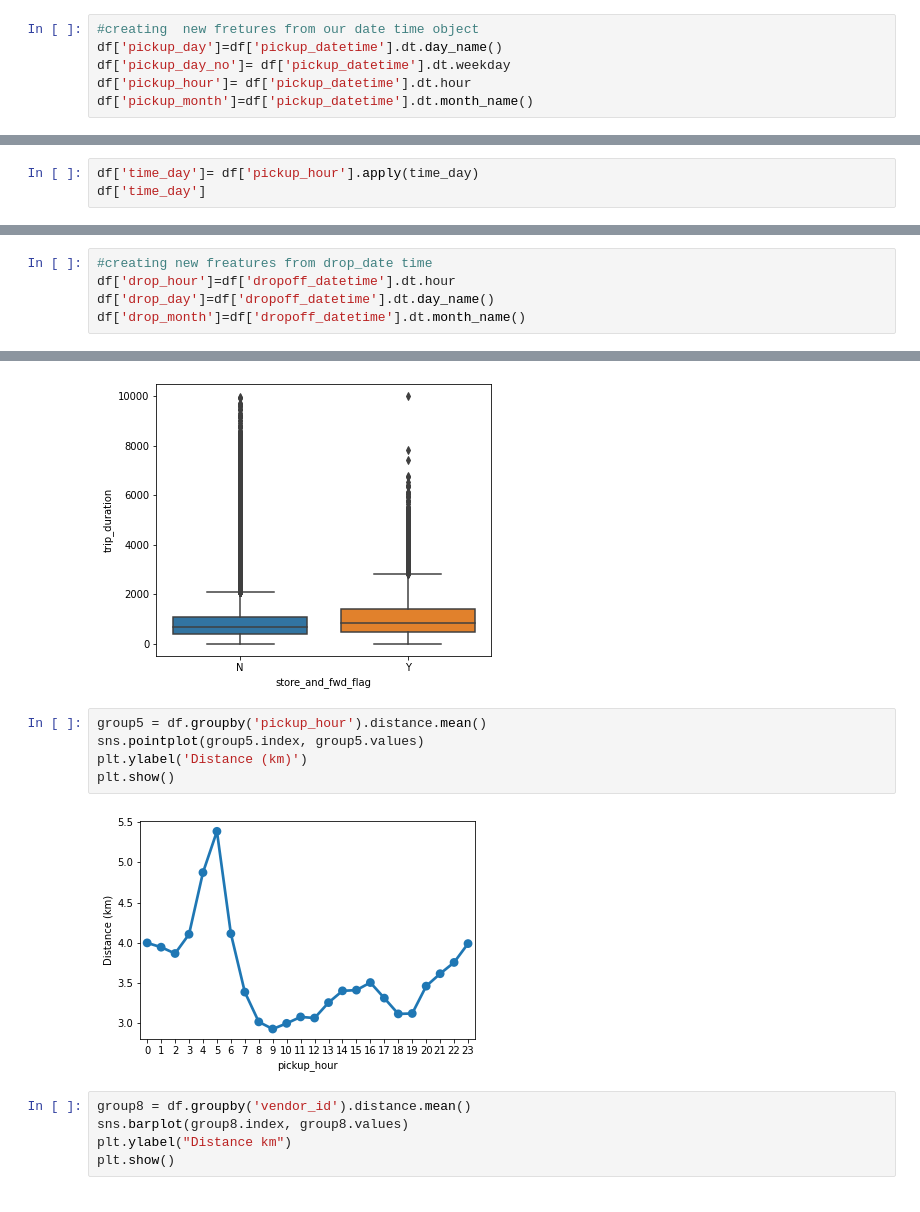
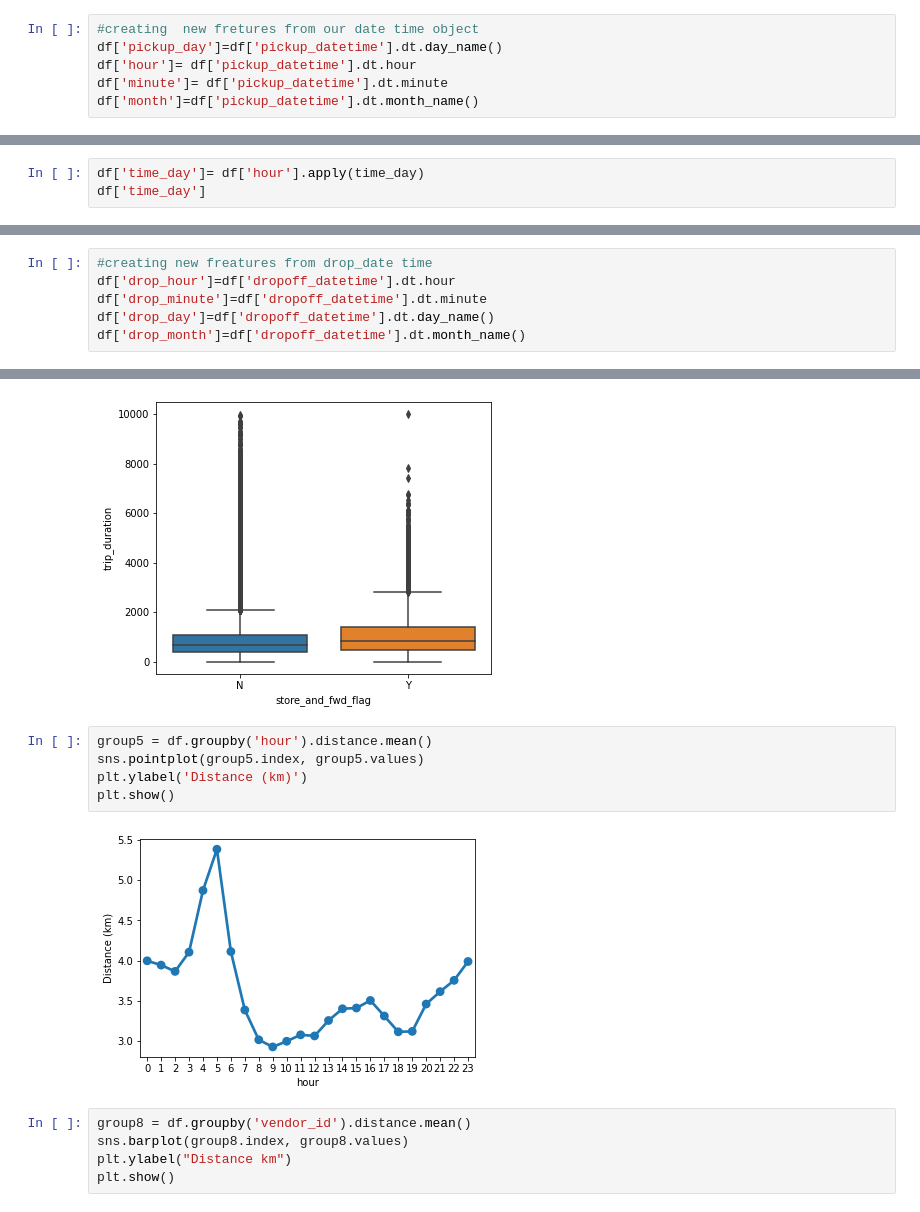
Before and after one commit to Gauravmehra1/NYCTaxiData.csv, a Jupyter notebook: Copy_of_NYC_Taxi_Trip_Time_Prediction_Capstone_Project.ipynb, the cells around one changed output, grey strips where cells are left out. Saved outputs shown, nothing was run; the diff lists cells and outputs as text.

```diff
--- a/Copy_of_NYC_Taxi_Trip_Time_Prediction_Capstone_Project.ipynb
+++ b/Copy_of_NYC_Taxi_Trip_Time_Prediction_Capstone_Project.ipynb
@@ -273,9 +274,9 @@ Timestamp('2016-06-30 23:59:39')
 # %%
 #creating  new fretures from our date time object
 df['pickup_day']=df['pickup_datetime'].dt.day_name()
-df['pickup_day_no']= df['pickup_datetime'].dt.weekday
-df['pickup_hour']= df['pickup_datetime'].dt.hour
-df['pickup_month']=df['pickup_datetime'].dt.month_name()
+df['hour']= df['pickup_datetime'].dt.hour
+df['minute']= df['pickup_datetime'].dt.minute
+df['month']=df['pickup_datetime'].dt.month_name()
 # %%
 #function for check the time of our trip
 def time_day(x):
@@ -288,7 +289,7 @@ def time_day(x):
   else:
     return('night')
 # %%
-df['time_day']= df['pickup_hour'].apply(time_day)
+df['time_day']= df['hour'].apply(time_day)
 df['time_day']
 # %% [output]
 0            evening
@@ -415,6 +416,7 @@ Name: drop_time, Length: 1458644, dtype: object
 # %%
 #creating new freatures from drop_date time
 df['drop_hour']=df['dropoff_datetime'].dt.hour
+df['drop_minute']=df['dropoff_datetime'].dt.minute
 df['drop_day']=df['dropoff_datetime'].dt.day_name()
 df['drop_month']=df['dropoff_datetime'].dt.month_name()
 # %%
@@ -734,12 +736,12 @@ plt.show()
 # %% [output]
 [figure]
 # %%
-group5 = df.groupby('pickup_hour').distance.mean()
+group5 = df.groupby('hour').distance.mean()
 sns.pointplot(group5.index, group5.values)
 plt.ylabel('Distance (km)')
 plt.show()
 # %% [output]
-[figure, old version]
+[figure, new version]
 # %%
 group8 = df.groupby('vendor_id').distance.mean()
 sns.barplot(group8.index, group8.values)
```
Also changed, not shown: parts of 62 cells of this notebook.
